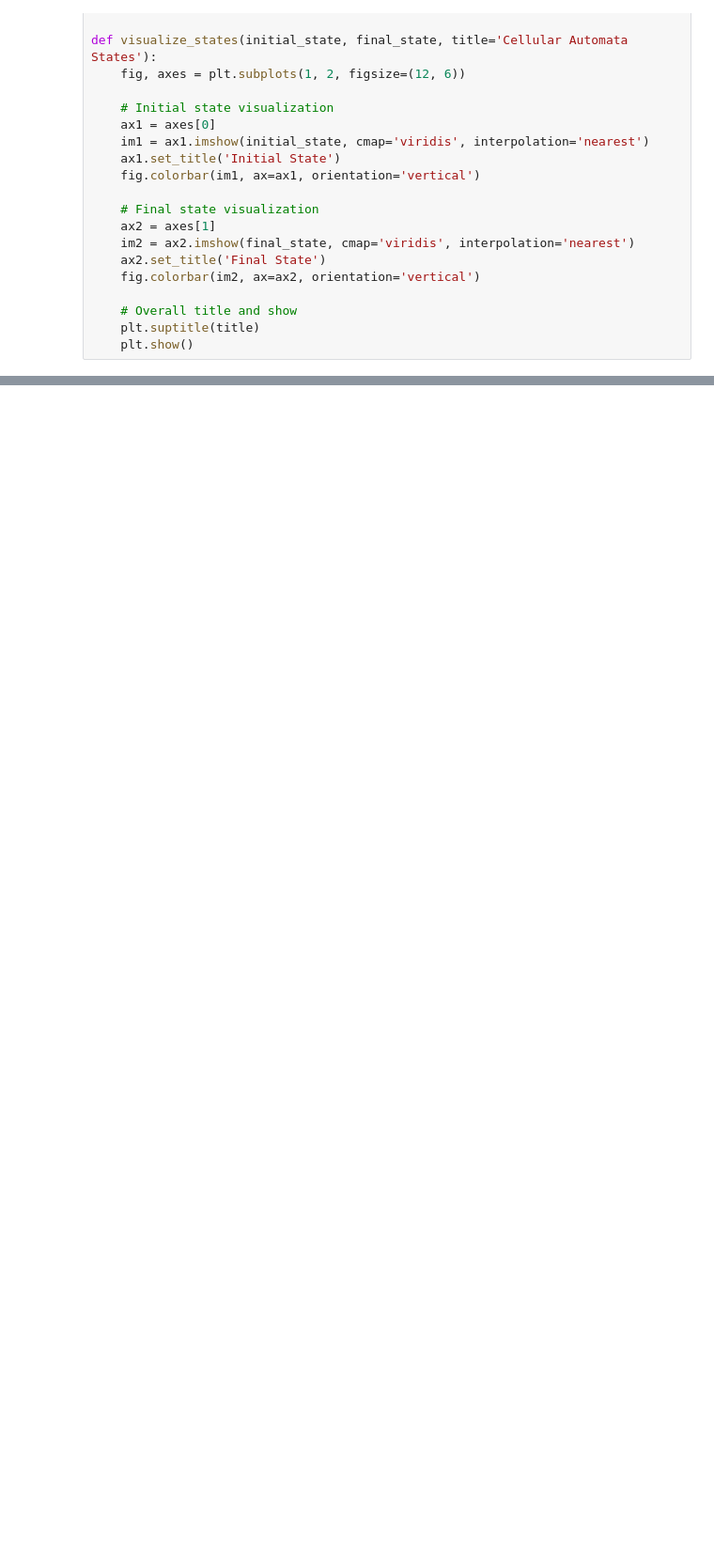
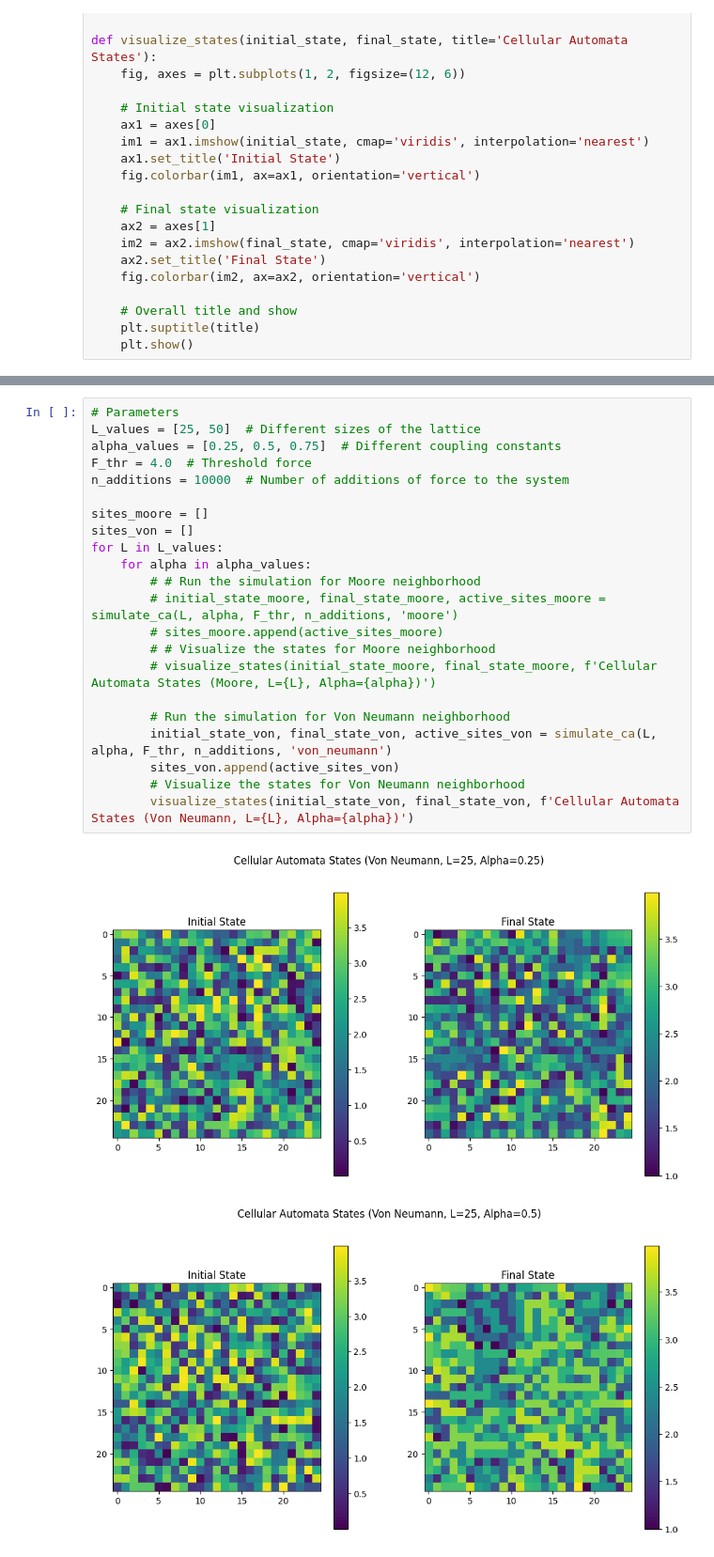
Before and after one commit to vitalismaxim/group_17, a Jupyter notebook: OFC.ipynb, the cells around one changed output, grey strips where cells are left out. Shown at 94% size. Drawn from its saved outputs; the diff is of its cells as text; blank space fills up the shorter version.

Commit message:
alpha against L-size

```diff
--- a/OFC.ipynb
+++ b/OFC.ipynb
@@ -193,0 +196,25 @@ plt.show()
+# %%
+# Parameters
+L_values = [25, 50]  # Different sizes of the lattice
+alpha_values = [0.25, 0.5, 0.75]  # Different coupling constants
+F_thr = 4.0  # Threshold force
+n_additions = 10000  # Number of additions of force to the system
+
+sites_moore = []
+sites_von = []
+for L in L_values:
+    for alpha in alpha_values:
+        # # Run the simulation for Moore neighborhood
+        # initial_state_moore, final_state_moore, active_sites_moore = simulate_ca(L, alpha, F_thr, n_additions, 'moore')
+        # sites_moore.append(active_sites_moore)
+        # # Visualize the states for Moore neighborhood
+        # visualize_states(initial_state_moore, final_state_moore, f'Cellular Automata States (Moore, L={L}, Alpha={alpha})')
+
+        # Run the simulation for Von Neumann neighborhood
+        initial_state_von, final_state_von, active_sites_von = simulate_ca(L, alpha, F_thr, n_additions, 'von_neumann')
+        sites_von.append(active_sites_von)
+        # Visualize the states for Von Neumann neighborhood
+        visualize_states(initial_state_von, final_state_von, f'Cellular Automata States (Von Neumann, L={L}, Alpha={alpha})')
+# %% [output]
+[figure, added]
+[figure, added]
```
Also changed, not shown: parts of 9 cells of this notebook.
